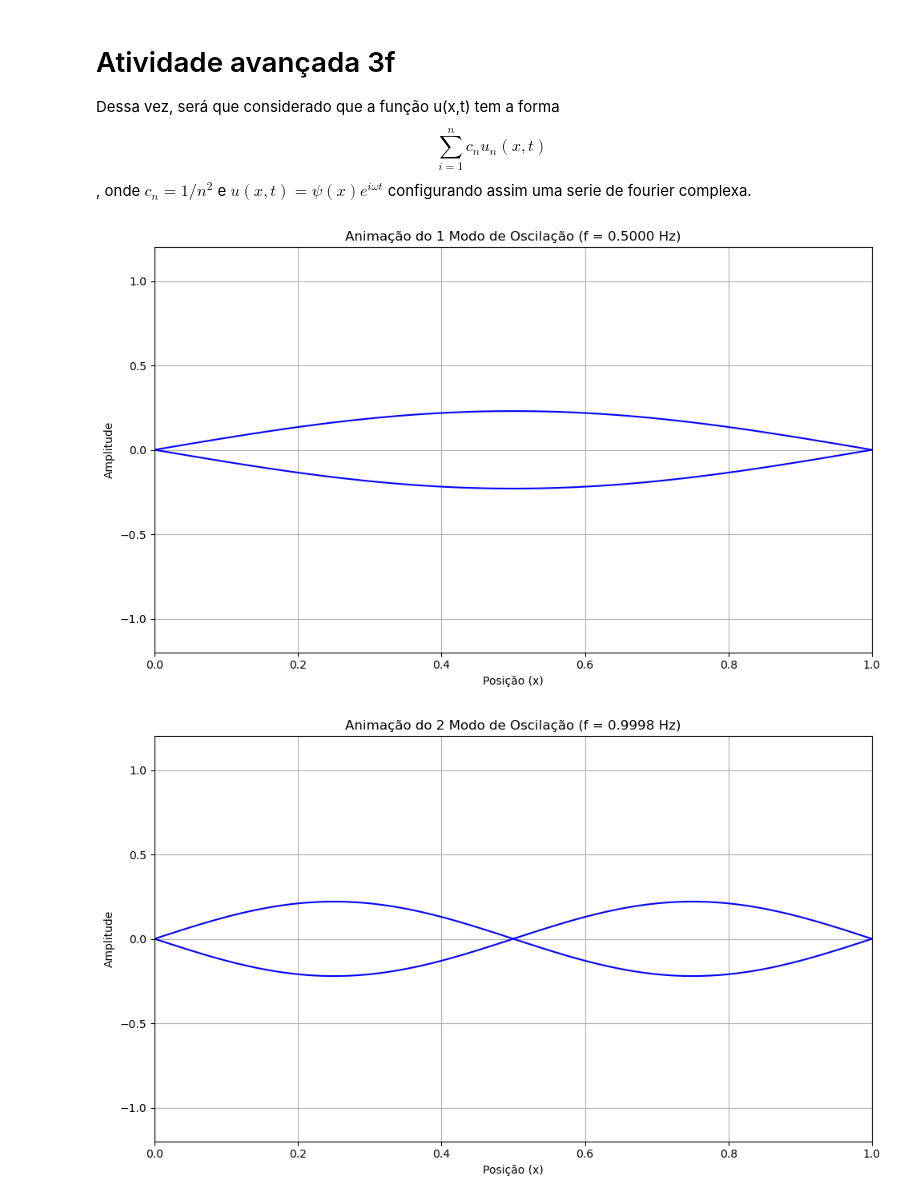
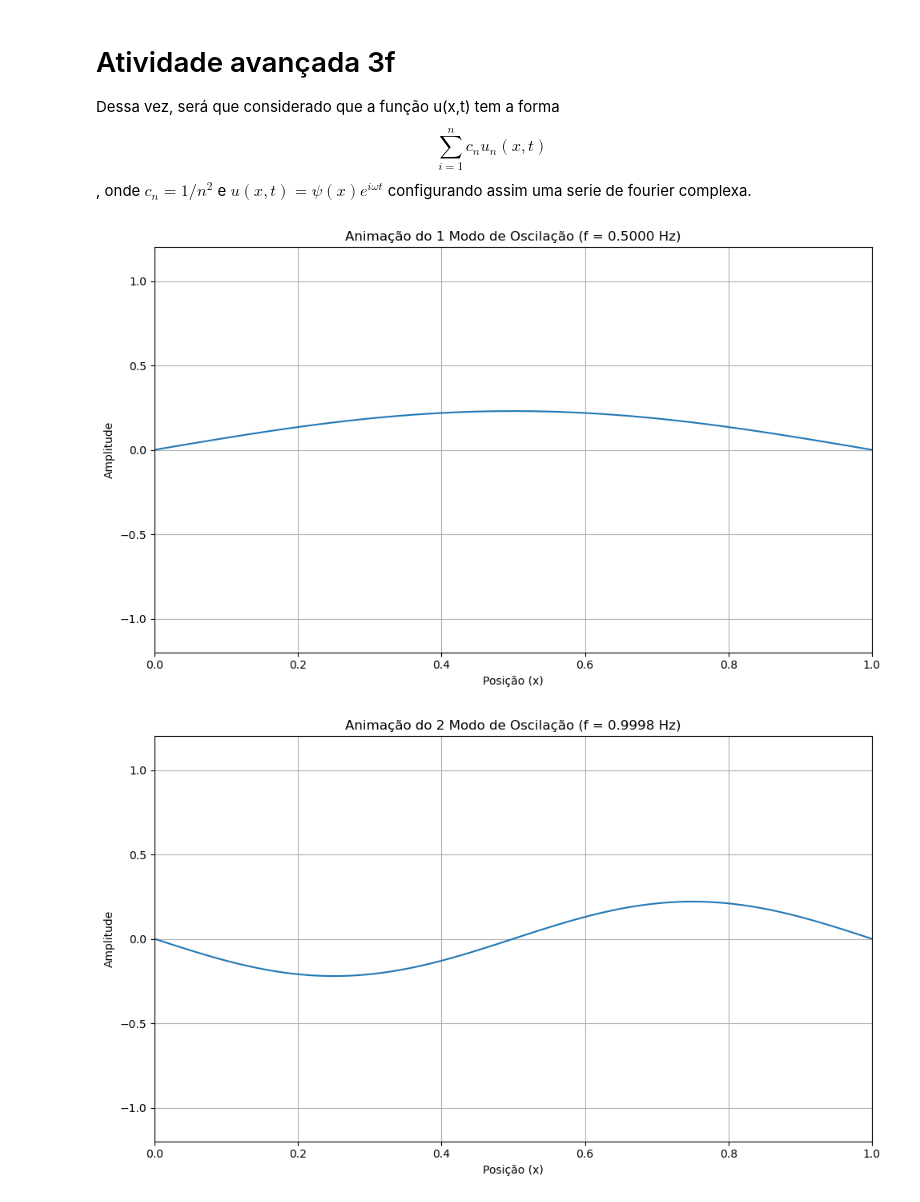
Before and after one commit to JVeloso14/Fisica-computacional-atividades, a Jupyter notebook: atividade 5/Vibrações na corda/atividade_avançada_3F.ipynb, the cells around one changed output. Cells and saved outputs as stored; diff of their text form; code cells hidden in the pictures.

```diff
--- a/atividade 5/Vibrações na corda/atividade_avançada_3F.ipynb
+++ b/atividade 5/Vibrações na corda/atividade_avançada_3F.ipynb
@@ -30,40 +30,36 @@ for modo in range(4):
     omega = omegas[modo]
 
 
     fig, ax = plt.subplots(figsize=(10, 6))
 
-    envoltoria_positiva, = ax.plot(x_completo, psi_completo)
-    envoltoria_negativa, = ax.plot(x_completo, -psi_completo)
+    onda, = ax.plot(x_completo, psi_completo)
+
 
     ax.set_xlim(0, L)
     ax.set_ylim(-1.2, 1.2)
     ax.set_xlabel('Posição (x)')
     ax.set_ylabel('Amplitude')
     ax.set_title(f'Animação do {modo+1} Modo de Oscilação (f = {omega/(2*np.pi):.4f} Hz)')
     ax.grid(True)
 
     def update(frame):
         t = frame * 0.05  # Intervalo de tempo para cada frame
         soma = np.zeros_like(psi_completo)  #matriz de zeros para a soma
 
         for i in range(1, N+1):
             soma += (1/i**2) * psi_completo * np.cos(omega * t)
 
+        onda.set_ydata(soma)
 
-        envoltoria_positiva.set_ydata(soma)
-        envoltoria_negativa.set_ydata(-soma)
-        envoltoria_positiva.set_color('blue')
-        envoltoria_negativa.set_color('blue')
-
-        return envoltoria_positiva, envoltoria_negativa
+        return onda,
 
     ani = FuncAnimation(fig, update, frames=100, interval=50, blit=True)
 
 
     ani.save(f'{modo+1}_modo.gif', writer='pillow', fps=20)
 
     plt.tight_layout()
     plt.show()
 # %% [output]
-[figure, old version]
+[figure, new version]
-[figure, old version]
+[figure, new version]
```
Also changed, not shown: parts of 1 cell of this notebook, 10 other files.
